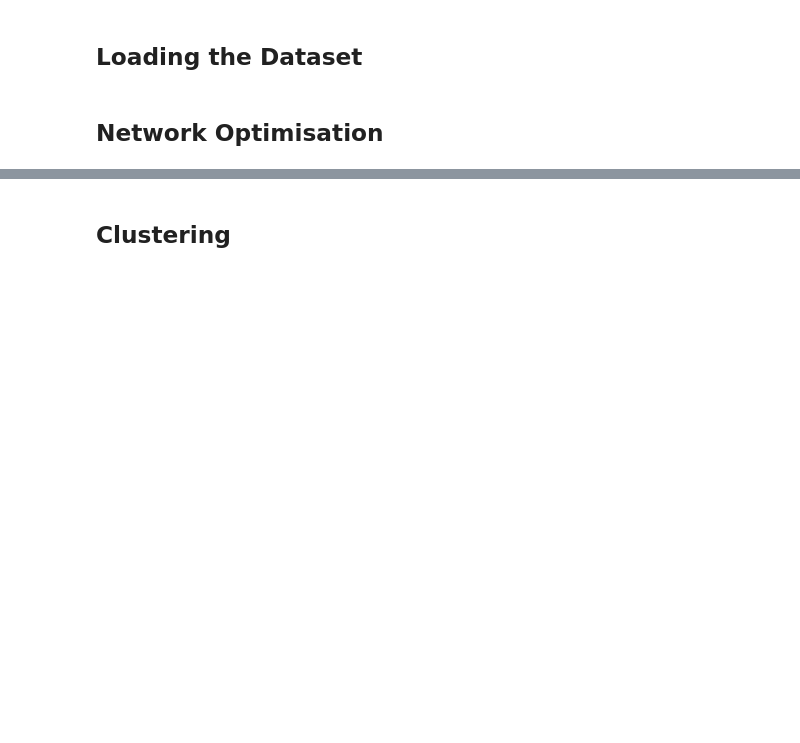
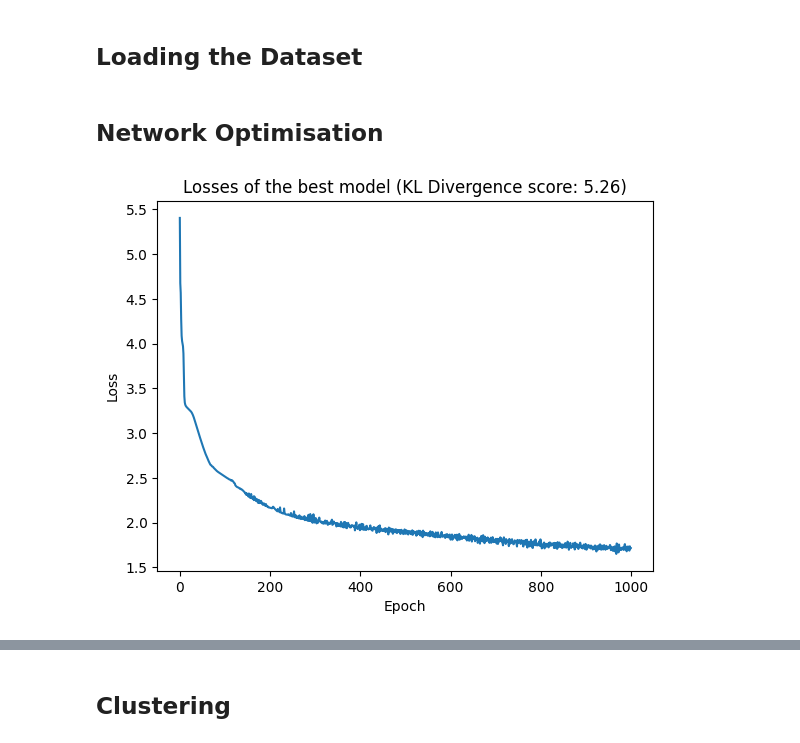
Before and after one commit to Ethan2541/Neural-Network-Library, a Jupyter notebook: experiments/clustering.ipynb, the cells around one changed output, grey strips where cells are left out. Cells and saved outputs as stored; diff of their text form; code cells hidden in the pictures; blank space fills up the shorter version.

```diff
--- a/experiments/clustering.ipynb
+++ b/experiments/clustering.ipynb
@@ -51,8 +59,38 @@ def clustering_score(autoencoder, X, n_classes=10):
-# %%
-def grid_search(params):
-    for loss in params["loss"]:
-        for gradient_step in params["gradient_step"]:
-            for n_epochs in params["n_epochs"]:
-                for n_hidden_layers in params["n_hidden_layers"]:
-                    for n_neurons in params["n_neurons"]:
-                        pass
+# %%
+def grid_search(X_train, X_test, params):
+    best_score = np.inf
+    best_model = None
+    best_params = None
+    best_losses = None
+    for activation, batch_size, gradient_step, loss, n_epochs, n_neurons_per_layer in product(*params.values()):
+        encoder_layers, decoder_layers = [], []
+        for i in range(len(n_neurons_per_layer)-1):
+            encoder_layers += [Linear(n_neurons_per_layer[i], n_neurons_per_layer[i+1]), activation()]
+            decoder_layers = [Linear(n_neurons_per_layer[i+1], n_neurons_per_layer[i]), activation()] + decoder_layers
+        autoencoder = AutoEncoder(Sequential(*encoder_layers), Sequential(*decoder_layers))
+        losses = SGD(autoencoder, loss(), X_train, X_train, batch_size=batch_size, gradient_step=gradient_step, n_iter=n_epochs)
+        reconstructed_images = autoencoder(X_test)
+        score = np.abs(kullback_leibler_divergence(X_test, reconstructed_images))
+        if score < best_score:
+            best_model = autoencoder
+            best_score = score
+            best_losses = losses
+            best_params = {
+                "activation_functions": activation.__class__.__name__,
+                "batch_size": batch_size,
+                "gradient_step": gradient_step,
+                "loss": loss.__class__.__name__,
+                "n_epochs": n_epochs,
+                "n_neurons_per_layer": n_neurons_per_layer,
+            }
+    return best_model, best_params, best_score, best_losses
+# %%
+best_model, best_params, best_score, best_losses = grid_search(X_train, X_test, params)
+# %%
+plt.plot(best_losses)
+plt.title(f"Losses of the best model (KL Divergence score: {best_score:.2f})")
+plt.xlabel("Epoch")
+plt.ylabel("Loss")
+plt.show()
+# %% [output]
+[figure, added]
```
Also changed, not shown: parts of 8 cells of this notebook, 2 other files.
